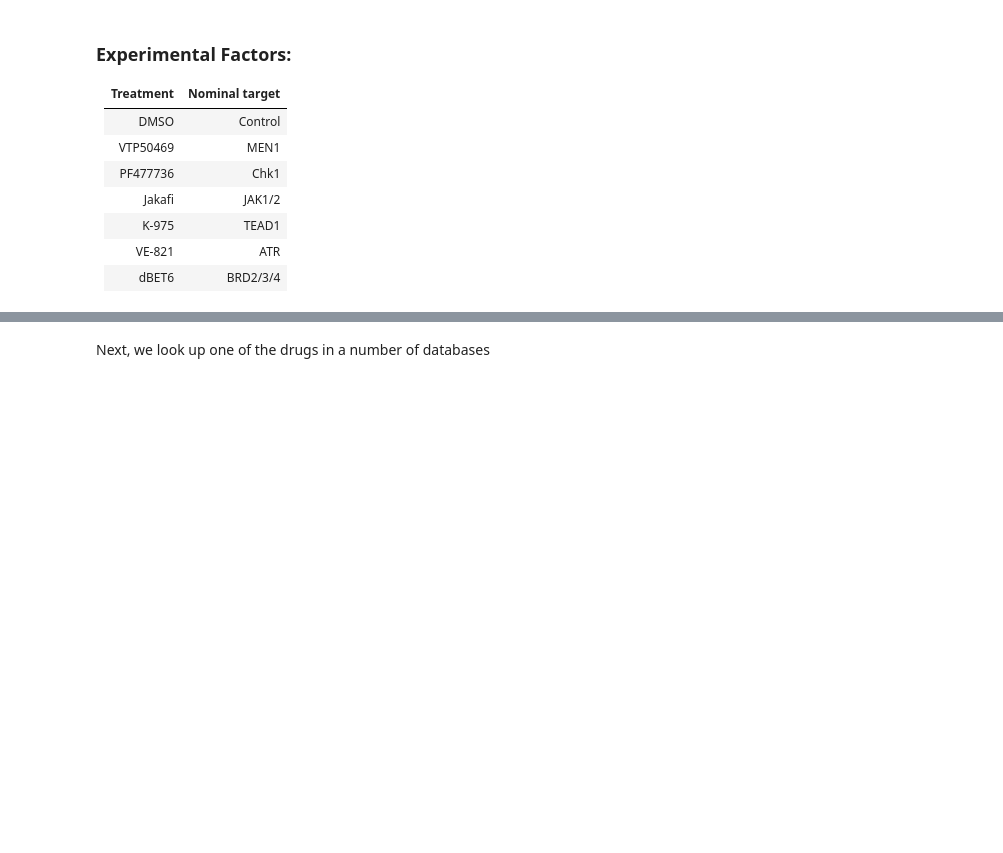
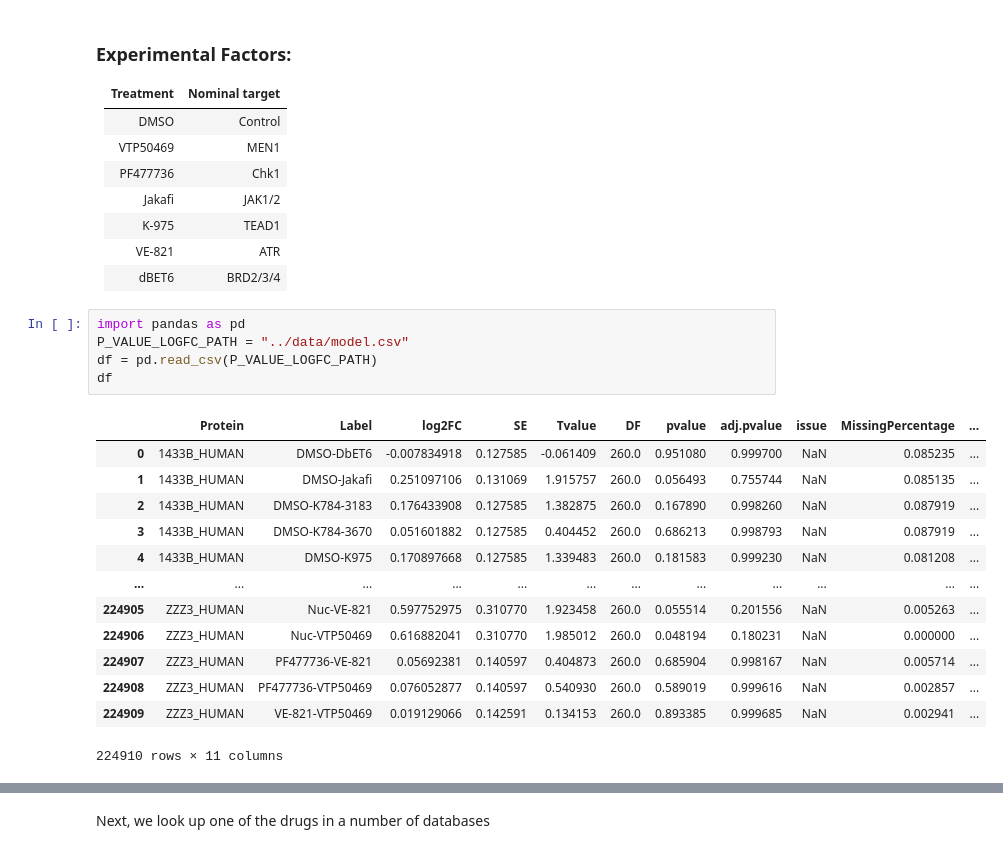
Before and after one commit to gyorilab/indra_may_institute, a Jupyter notebook: Module2.ipynb, the cells around one changed output, grey strips where cells are left out. Cells and saved outputs as stored; diff of their text form; blank space fills up the shorter version.

```diff
--- a/Module2.ipynb
+++ b/Module2.ipynb
@@ -25,3 +25,22 @@ We use an example dataset produced from an MSstats differential abundance analys
 | K-975  | TEAD1   |
 | VE-821 | ATR    |
 | dBET6    | BRD2/3/4   |
+# %%
+import pandas as pd
+P_VALUE_LOGFC_PATH = "../data/model.csv"
+df = pd.read_csv(P_VALUE_LOGFC_PATH)
+df
+# %% [output]
+|  | Protein | Label | log2FC | SE | Tvalue | DF | pvalue | adj.pvalue | issue | MissingPercentage | ... |
+| 0 | 1433B_HUMAN | DMSO-DbET6 | -0.007834918 | 0.127585 | -0.061409 | 260.0 | 0.951080 | 0.999700 | NaN | 0.085235 | ... |
+| 1 | 1433B_HUMAN | DMSO-Jakafi | 0.251097106 | 0.131069 | 1.915757 | 260.0 | 0.056493 | 0.755744 | NaN | 0.085135 | ... |
+| 2 | 1433B_HUMAN | DMSO-K784-3183 | 0.176433908 | 0.127585 | 1.382875 | 260.0 | 0.167890 | 0.998260 | NaN | 0.087919 | ... |
+| 3 | 1433B_HUMAN | DMSO-K784-3670 | 0.051601882 | 0.127585 | 0.404452 | 260.0 | 0.686213 | 0.998793 | NaN | 0.087919 | ... |
+| 4 | 1433B_HUMAN | DMSO-K975 | 0.170897668 | 0.127585 | 1.339483 | 260.0 | 0.181583 | 0.999230 | NaN | 0.081208 | ... |
+| ... | ... | ... | ... | ... | ... | ... | ... | ... | ... | ... | ... |
+| 224905 | ZZZ3_HUMAN | Nuc-VE-821 | 0.597752975 | 0.310770 | 1.923458 | 260.0 | 0.055514 | 0.201556 | NaN | 0.005263 | ... |
+| 224906 | ZZZ3_HUMAN | Nuc-VTP50469 | 0.616882041 | 0.310770 | 1.985012 | 260.0 | 0.048194 | 0.180231 | NaN | 0.000000 | ... |
+| 224907 | ZZZ3_HUMAN | PF477736-VE-821 | 0.05692381 | 0.140597 | 0.404873 | 260.0 | 0.685904 | 0.998167 | NaN | 0.005714 | ... |
+| 224908 | ZZZ3_HUMAN | PF477736-VTP50469 | 0.076052877 | 0.140597 | 0.540930 | 260.0 | 0.589019 | 0.999616 | NaN | 0.002857 | ... |
+| 224909 | ZZZ3_HUMAN | VE-821-VTP50469 | 0.019129066 | 0.142591 | 0.134153 | 260.0 | 0.893385 | 0.999685 | NaN | 0.002941 | ... |
+224910 rows × 11 columns
```
Also changed, not shown: parts of 4 cells of this notebook.
